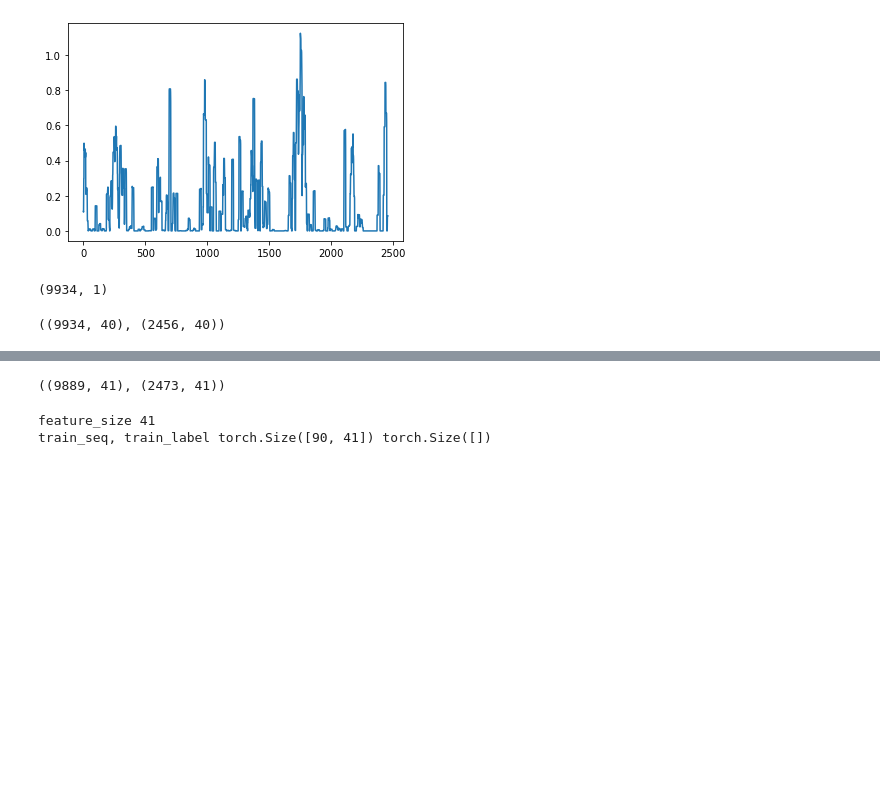
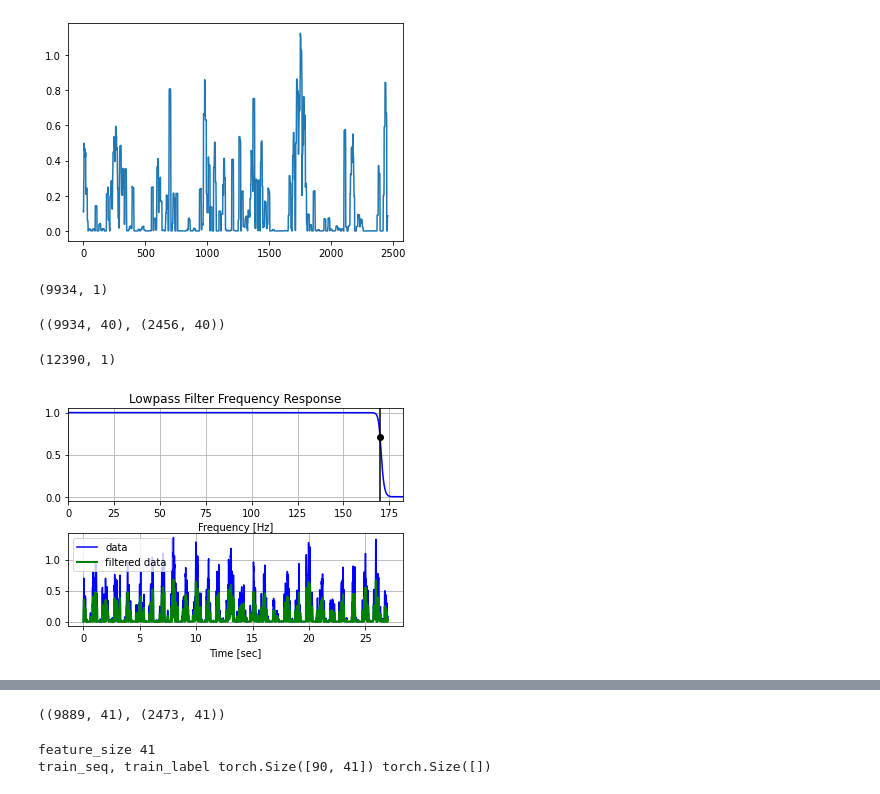
Before and after one commit to Willett-Group/transformer, a Jupyter notebook: Precip_Experiments_loss.ipynb, the cells around one changed output, grey strips where cells are left out. Cells and saved outputs as stored; diff of their text form; code cells hidden in the pictures; blank space fills up the shorter version.

Commit message:
low pass filter

```diff
--- a/Precip_Experiments_loss.ipynb
+++ b/Precip_Experiments_loss.ipynb
@@ -105,3 +105,67 @@ X_train.shape, X_test.shape
 # %%
 X_total = np.concatenate((X_train,X_test),axis=0)
 y_total = np.concatenate((y_train,y_test),axis=0)
+# %%
+y_total.shape
+# %% [output]
+(12390, 1)
+# %%
+def butter_lowpass(cutoff, fs, order=5):
+    nyq = 0.5 * fs
+    normal_cutoff = cutoff / nyq
+    b, a = butter(order, normal_cutoff, btype='low', analog=False)
+    return b, a
+
+def butter_lowpass_filter(data, cutoff, fs, order=5):
+    b, a = butter_lowpass(cutoff, fs, order=order)
+    y = lfilter(b, a, data)
+    return y
+
+
+# Filter requirements.
+order = 10
+fs = 365      # sample rate, Hz
+cutoff = 170 # desired cutoff frequency of the filter, Hz
+
+# Get the filter coefficients so we can check its frequency response.
+b, a = butter_lowpass(cutoff, fs, order)
+
+# Plot the frequency response.
+w, h = freqz(b, a, worN=8000)
+plt.subplot(2, 1, 1)
+plt.plot(0.5*fs*w/np.pi, np.abs(h), 'b')
+plt.plot(cutoff, 0.5*np.sqrt(2), 'ko')
+plt.axvline(cutoff, color='k')
+plt.xlim(0, 0.5*fs)
+plt.title("Lowpass Filter Frequency Response")
+plt.xlabel('Frequency [Hz]')
+plt.grid()
+
+
+# Demonstrate the use of the filter.
+# First make some data to be filtered.
+T = 27         # seconds
+n = int(T * fs) # total number of samples
+t = np.linspace(0, T, n, endpoint=False)
+# "Noisy" data.  We want to recover the 1.2 Hz signal from this.
+data = y_total[0:9855]
+
+# Filter the data, and plot both the original and filtered signals.
+y = butter_lowpass_filter(data, cutoff, fs, order)
+
+plt.subplot(2, 1, 2)
+plt.plot(t, data, 'b-', label='data')
+plt.plot(t, y, 'g-', linewidth=2, label='filtered data')
+plt.xlabel('Time [sec]')
+plt.grid()
+plt.legend()
+
+plt.subplots_adjust(hspace=0.35)
+plt.show()
+
+res = np.zeros((y_total.shape[0],1))
+res[0:9855] = y
+res[9855:] = y[-(y_total.shape[0]-9855):]
+trend = res
+# %% [output]
+[figure, added]
```
Also changed, not shown: parts of 5 cells of this notebook.
